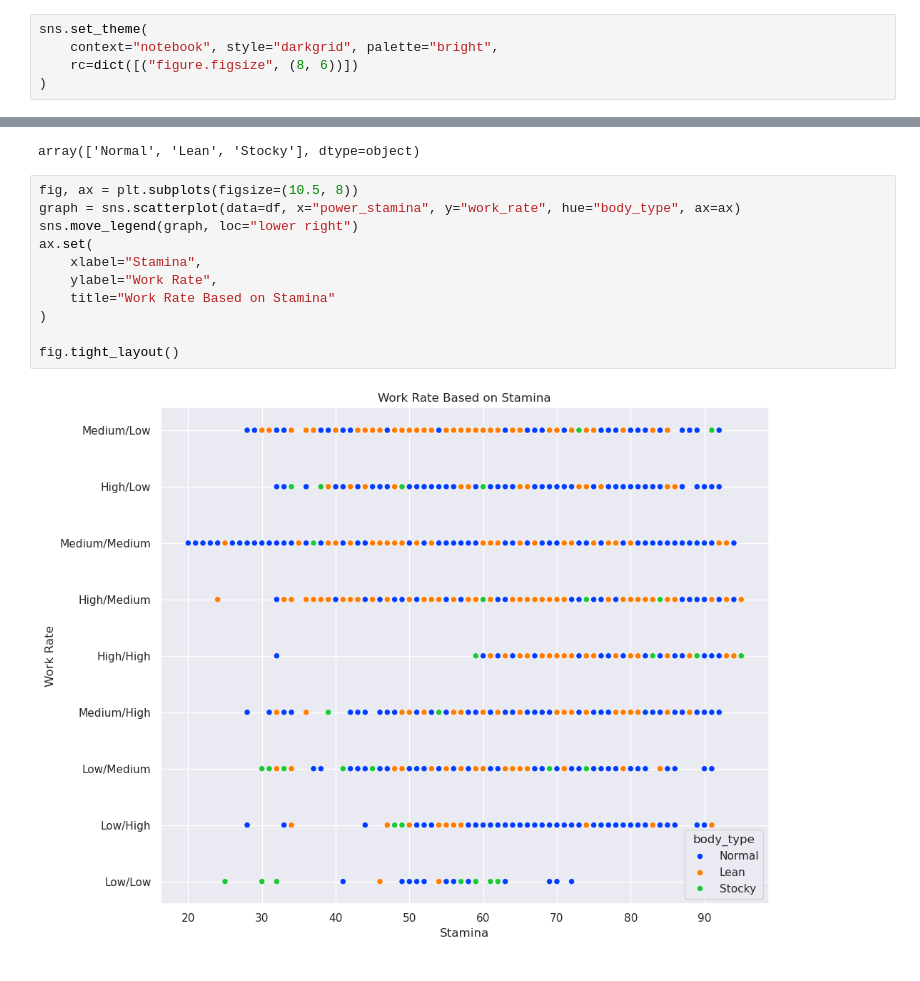
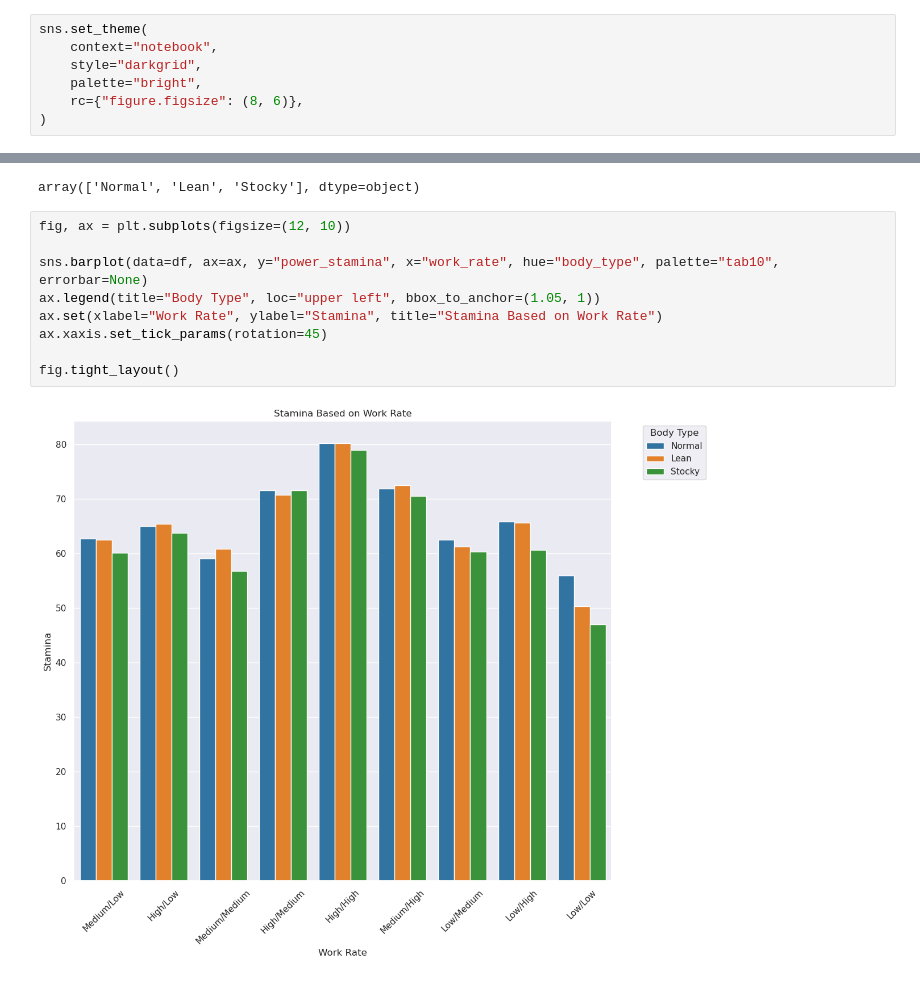
Before and after one commit to aradmehralian/data-visualization-practice, a Jupyter notebook: seaborn/Exercise/Exercise 01.ipynb, the cells around one changed output, grey strips where cells are left out. Drawn from its saved outputs; the diff is of its cells as text.

```diff
--- a/seaborn/Exercise/Exercise 01.ipynb
+++ b/seaborn/Exercise/Exercise 01.ipynb
@@ -7,8 +7,10 @@ import pandas as pd
 import matplotlib.ticker as mtick
 # %%
 sns.set_theme(
-    context="notebook", style="darkgrid", palette="bright",
-    rc=dict([("figure.figsize", (8, 6))])
+    context="notebook",
+    style="darkgrid",
+    palette="bright",
+    rc={"figure.figsize": (8, 6)},
 )
 # %%
 df = pd.read_csv("data/fifa.csv", index_col=0)
@@ -120,15 +126,13 @@ df["body_type"].unique()
 # %% [output]
 array(['Normal', 'Lean', 'Stocky'], dtype=object)
 # %%
-fig, ax = plt.subplots(figsize=(10.5, 8))
-graph = sns.scatterplot(data=df, x="power_stamina", y="work_rate", hue="body_type", ax=ax)
-sns.move_legend(graph, loc="lower right")
-ax.set(
-    xlabel="Stamina",
-    ylabel="Work Rate",
-    title="Work Rate Based on Stamina"
-)
+fig, ax = plt.subplots(figsize=(12, 10))
+
+sns.barplot(data=df, ax=ax, y="power_stamina", x="work_rate", hue="body_type", palette="tab10", errorbar=None)
+ax.legend(title="Body Type", loc="upper left", bbox_to_anchor=(1.05, 1))
+ax.set(xlabel="Work Rate", ylabel="Stamina", title="Stamina Based on Work Rate")
+ax.xaxis.set_tick_params(rotation=45)
 
 fig.tight_layout()
 # %% [output]
-[figure, old version]
+[figure, new version]
```
Also changed, not shown: parts of 2 cells of this notebook.
